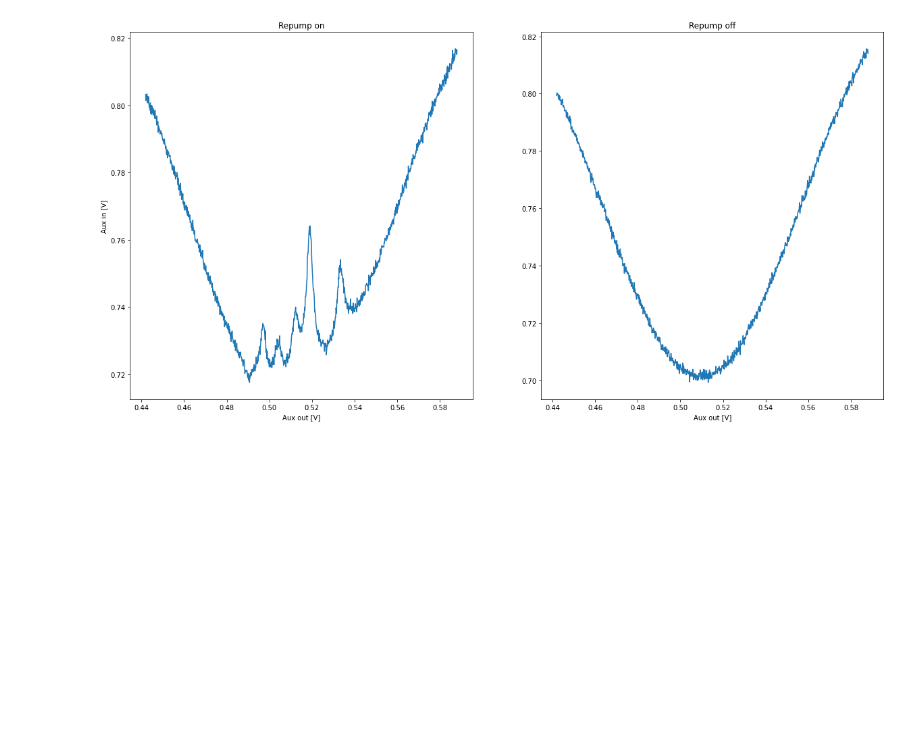
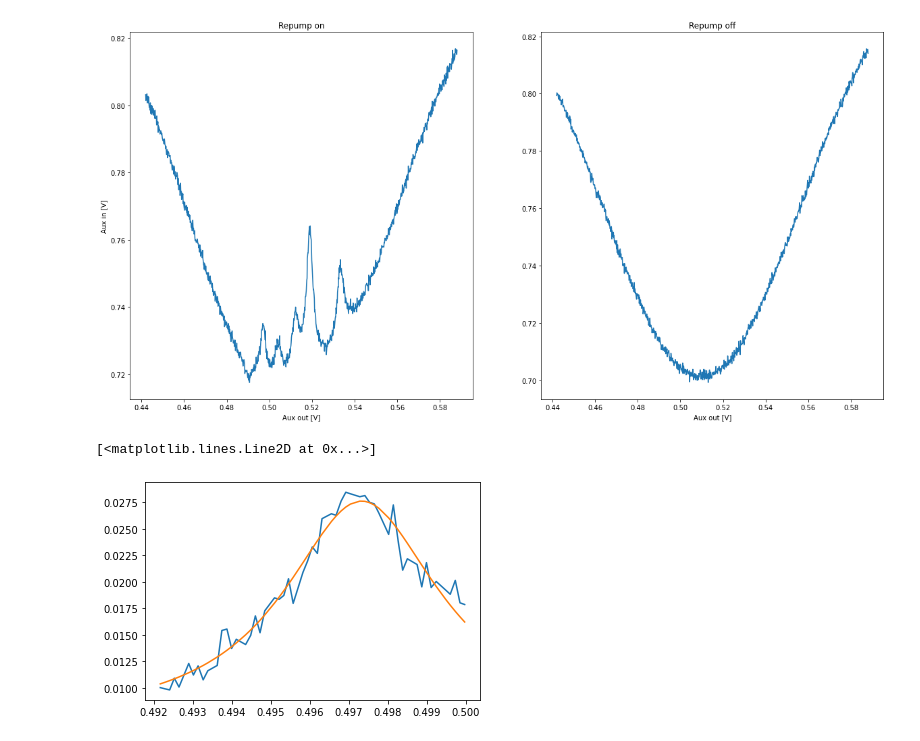
Before and after one commit to mkm2/FP-MOT, a Jupyter notebook: Analysis.ipynb, the cells around one changed output. Saved outputs shown, nothing was run; the diff lists cells and outputs as text; code cells hidden in the pictures; blank space fills up the shorter version.

```diff
--- a/Analysis.ipynb
+++ b/Analysis.ipynb
@@ -421,3 +691,4 @@ Text(0.5, 1.0, 'Repump off')
 # %%
 popt, pcov = curve_fit(shifted_gaussian,data_nr['Aux out [V]'],data_nr['Aux in [V]'],bounds=([0,0.4,0,0,-1],[1,0.6,0.5,2,1]))
 perr = np.sqrt(np.diag(pcov))
+data_substracted = data['Aux in [V]']-shifted_gaussian(data['Aux out [V]'],*popt)
@@ -424,3 +715,11 @@ perr = np.sqrt(np.diag(pcov))
+# %%
+mask = set_mask(data['Aux out [V]'],0.492,0.5)
+poptt, pcovt = curve_fit(shifted_lorentzian,data['Aux out [V]'][mask],data_substracted[mask],bounds=([0,0.492,0,0],[1,0.5,0.5,1]))
+plt.plot(data['Aux out [V]'][mask],data_substracted[mask])
+plt.plot(data['Aux out [V]'][mask],shifted_lorentzian(data['Aux out [V]'][mask],*poptt))
+# %% [output]
+[<matplotlib.lines.Line2D at 0x...>]
+[figure, added]
 # %%
 fig, (ax1, ax2) = plt.subplots(1, 2,figsize = (20,10))
 ax1.plot(data_nr['Aux out [V]'],data_nr['Aux in [V]'],label='data')
```
Also changed, not shown: parts of 26 cells of this notebook.
